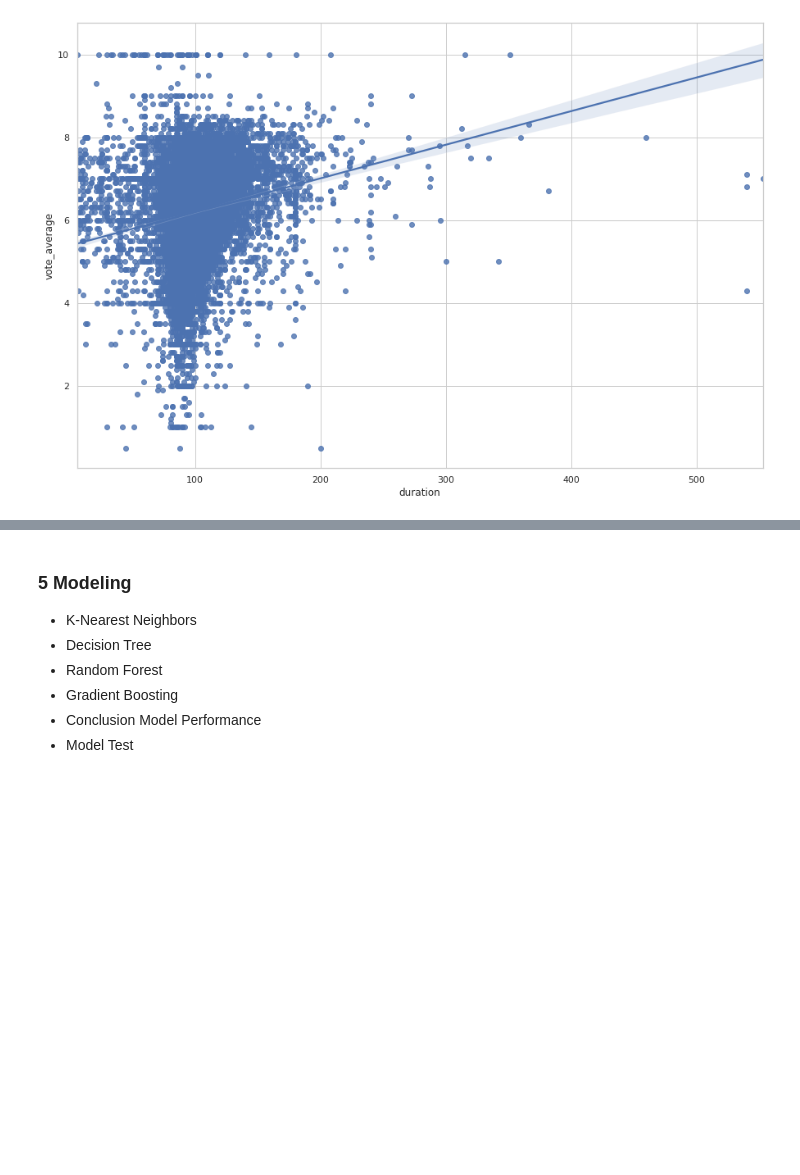
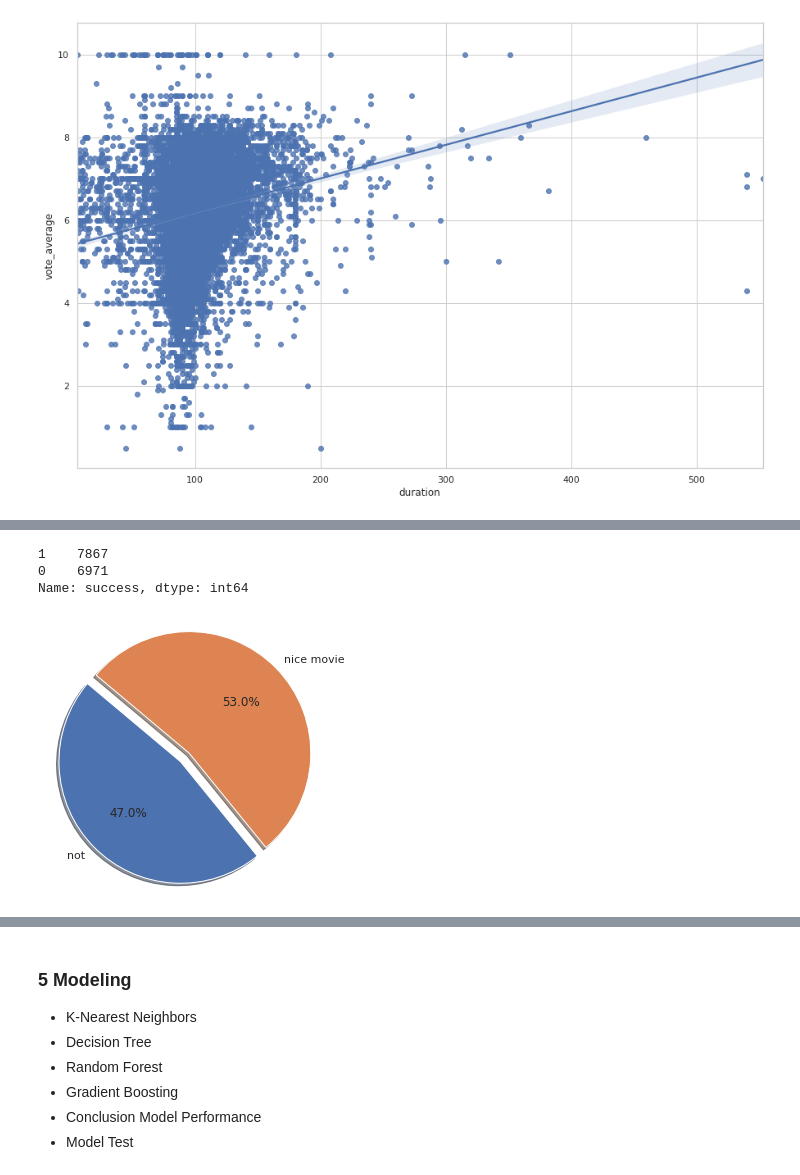
Before and after one commit to serenaZhou/INFO7390_Data_Sci, a Jupyter notebook: Project.ipynb, the cells around one changed output, grey strips where cells are left out. Cells and saved outputs as stored; diff of their text form; code cells hidden in the pictures; blank space fills up the shorter version.

```diff
--- a/Project.ipynb
+++ b/Project.ipynb
@@ -232,5 +232,7 @@ plt.show()
 <Figure size 1080x720 with 0 Axes>
 [figure]
 # %%
-# Drop rows in dataset containing 0 vote average
-raw_data = raw_data[raw_data['vote_average'] != 0]
+# Drop rows in dataset containing 0 and below vote average
+before_rows = len(raw_data)
+raw_data = raw_data[raw_data['vote_average'] > 0]
+print('Delete {} rows;\nCurrent Total rows: {}'.format(before_rows-len(raw_data), len(raw_data)))
@@ -272,0 +312,20 @@ plt.show()
+# %%
+# For this kernel, successful movies is a movie which got vote_score more than vote_score mean
+raw_data['success'] = raw_data['vote_average'].map(lambda s :1  if s >= raw_data['vote_average'].mean() else 0)
+raw_data.success.value_counts()
+# %% [output]
+1    7867
+0    6971
+Name: success, dtype: int64
+# %%
+# Data to plot
+plt.figure(figsize=(5,5))
+labels =["not","nice movie"]
+sizes = raw_data['success'].value_counts(sort = False)
+explode = (0.1,0)  # explode 1st slice
+# Plot
+plt.pie(sizes, explode=explode, labels=labels, autopct='%1.1f%%', shadow=True, startangle=140,)
+plt.axis('equal')
+plt.show()
+# %% [output]
+[figure, added]
```
Also changed, not shown: parts of 26 cells of this notebook.
